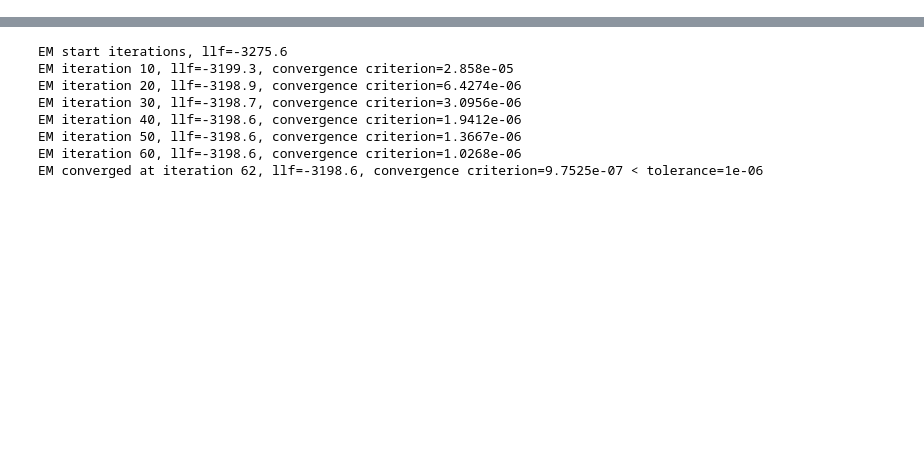
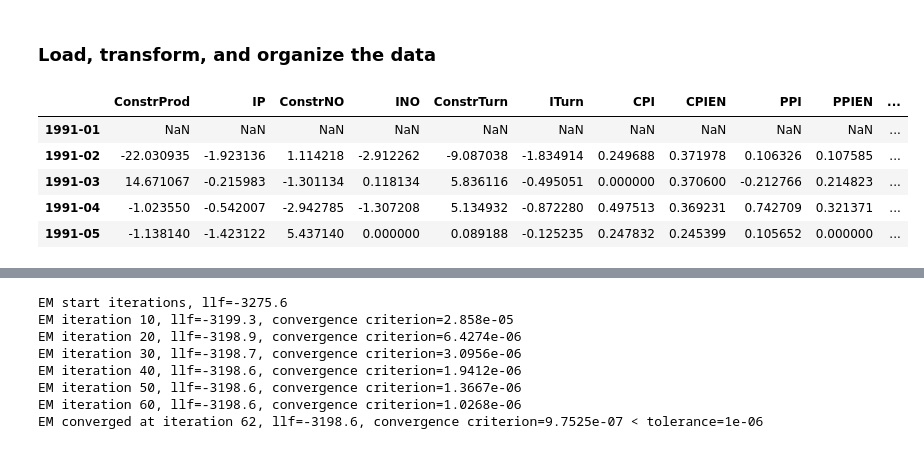
Before and after one commit to MashenkaOkuneva/nowcasting_with_text, a Jupyter notebook: dfm/Nowcasting function.ipynb, the cells around one changed output, grey strips where cells are left out. Cells and saved outputs as stored; diff of their text form; code cells hidden in the pictures; blank space fills up the shorter version.

```diff
--- a/dfm/Nowcasting function.ipynb
+++ b/dfm/Nowcasting function.ipynb
@@ -110,5 +140,14 @@ def vintage_dates(target_month):
+# %% [markdown]
+### Load, transform, and organize the data
 # %%
-vintages = vintage_dates(forecast_month)
 # Load the vintages of data from BuBa
 dta = {date: load_buba_data(date)
        for date in vintages}
+dta['2008-01-01'].dta_m.head()
+# %% [output]
+|  | ConstrProd | IP | ConstrNO | INO | ConstrTurn | ITurn | CPI | CPIEN | PPI | PPIEN | ... |
+| 1991-01 | NaN | NaN | NaN | NaN | NaN | NaN | NaN | NaN | NaN | NaN | ... |
+| 1991-02 | -22.030935 | -1.923136 | 1.114218 | -2.912262 | -9.087038 | -1.834914 | 0.249688 | 0.371978 | 0.106326 | 0.107585 | ... |
+| 1991-03 | 14.671067 | -0.215983 | -1.301134 | 0.118134 | 5.836116 | -0.495051 | 0.000000 | 0.370600 | -0.212766 | 0.214823 | ... |
+| 1991-04 | -1.023550 | -0.542007 | -2.942785 | -1.307208 | 5.134932 | -0.872280 | 0.497513 | 0.369231 | 0.742709 | 0.321371 | ... |
+| 1991-05 | -1.138140 | -1.423122 | 5.437140 | 0.000000 | 0.089188 | -0.125235 | 0.247832 | 0.245399 | 0.105652 | 0.000000 | ... |
```
Also changed, not shown: parts of 29 cells of this notebook.
